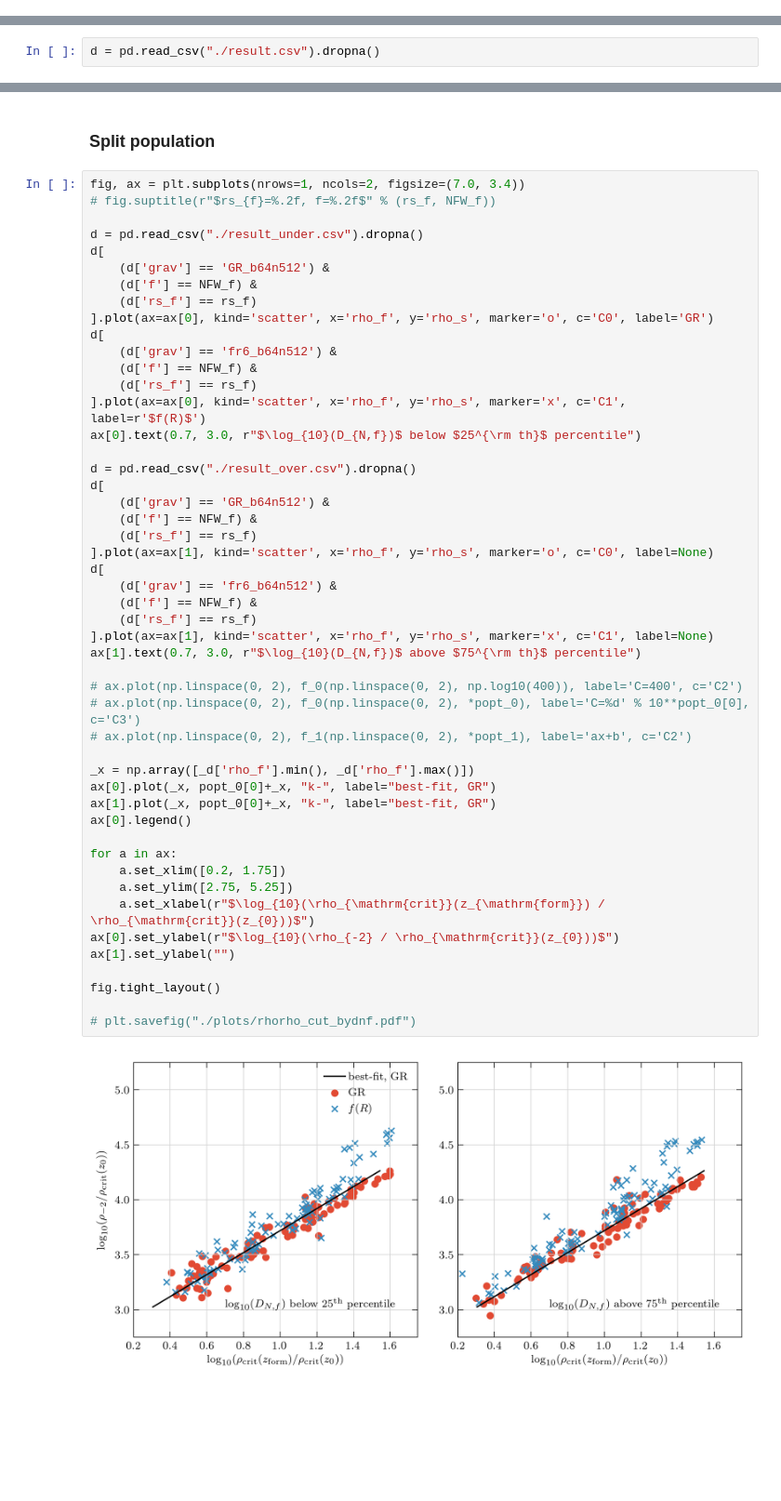
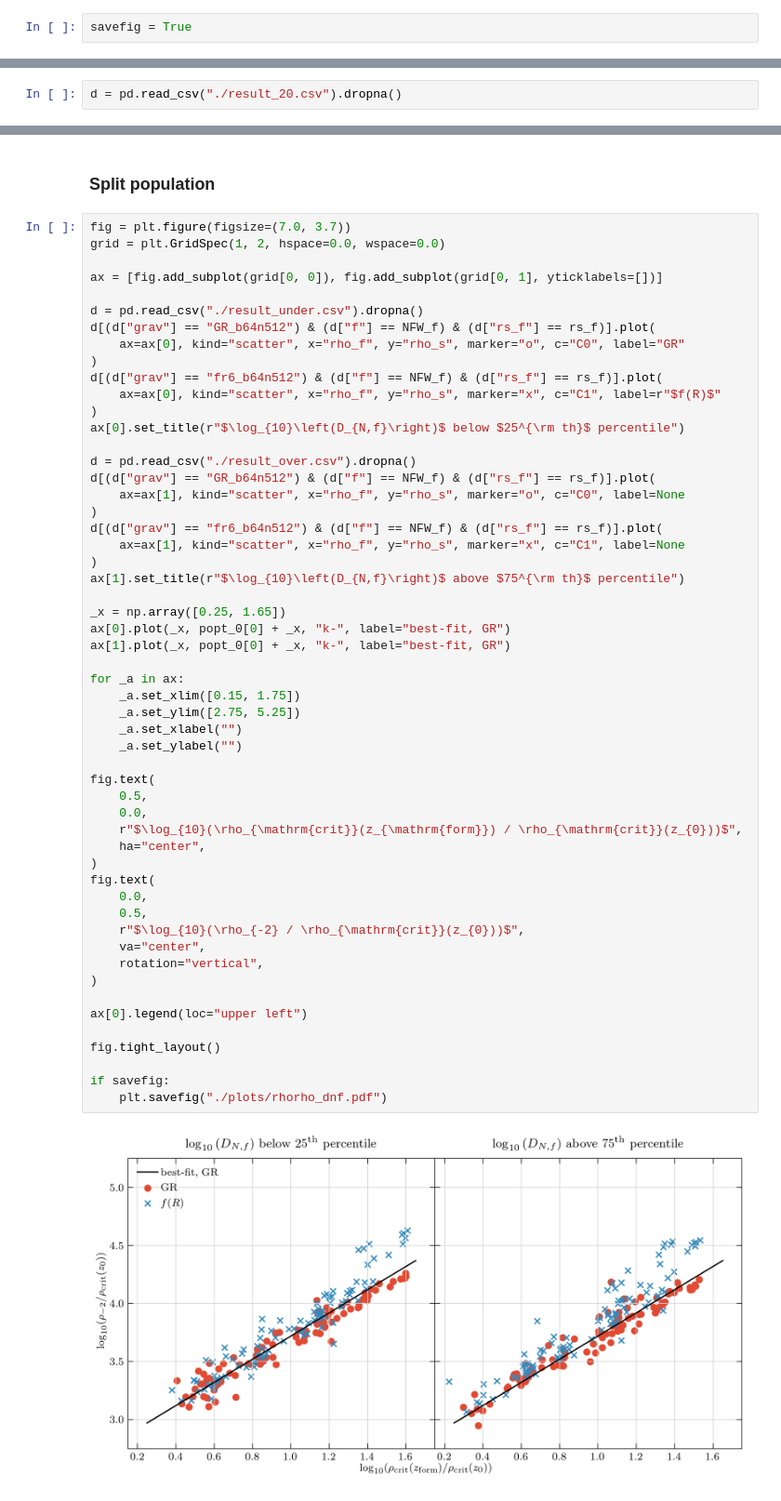
Before and after one commit to oleskiewicz/hbtp, a Jupyter notebook: relation.ipynb, the cells around one changed output, grey strips where cells are left out. Shown: that part at 93% size. Saved outputs shown, nothing was run; the diff lists cells and outputs as text; blank space fills up the shorter version.

```diff
--- a/relation.ipynb
+++ b/relation.ipynb
@@ -11 +11,3 @@ plt.style.use('paper')
+# %%
+savefig = True
 # %%
@@ -13,7 +15,7 @@ grav = 'GR_b64n512'
 NFW_f = 0.02
 rs_f = 1.0
 # %%
-d = pd.read_csv("./result.csv").dropna()
+d = pd.read_csv("./result_20.csv").dropna()
 # %%
 zs = pd.read_csv(
     "./data/redshift_list.txt",
@@ -240,53 +238,58 @@ fig.tight_layout()
 # %% [markdown]
 ### Split population
 # %%
-fig, ax = plt.subplots(nrows=1, ncols=2, figsize=(7.0, 3.4))
-# fig.suptitle(r"$rs_{f}=%.2f, f=%.2f$" % (rs_f, NFW_f))
+fig = plt.figure(figsize=(7.0, 3.7))
+grid = plt.GridSpec(1, 2, hspace=0.0, wspace=0.0)
+
+ax = [fig.add_subplot(grid[0, 0]), fig.add_subplot(grid[0, 1], yticklabels=[])]
 
 d = pd.read_csv("./result_under.csv").dropna()
-d[
-    (d['grav'] == 'GR_b64n512') &
-    (d['f'] == NFW_f) &
-    (d['rs_f'] == rs_f)
-].plot(ax=ax[0], kind='scatter', x='rho_f', y='rho_s', marker='o', c='C0', label='GR')
-d[
-    (d['grav'] == 'fr6_b64n512') &
-    (d['f'] == NFW_f) &
-    (d['rs_f'] == rs_f)
-].plot(ax=ax[0], kind='scatter', x='rho_f', y='rho_s', marker='x', c='C1', label=r'$f(R)$')
-ax[0].text(0.7, 3.0, r"$\log_{10}(D_{N,f})$ below $25^{\rm th}$ percentile")
+d[(d["grav"] == "GR_b64n512") & (d["f"] == NFW_f) & (d["rs_f"] == rs_f)].plot(
+    ax=ax[0], kind="scatter", x="rho_f", y="rho_s", marker="o", c="C0", label="GR"
+)
+d[(d["grav"] == "fr6_b64n512") & (d["f"] == NFW_f) & (d["rs_f"] == rs_f)].plot(
+    ax=ax[0], kind="scatter", x="rho_f", y="rho_s", marker="x", c="C1", label=r"$f(R)$"
+)
+ax[0].set_title(r"$\log_{10}\left(D_{N,f}\right)$ below $25^{\rm th}$ percentile")
 
 d = pd.read_csv("./result_over.csv").dropna()
-d[
-    (d['grav'] == 'GR_b64n512') &
-    (d['f'] == NFW_f) &
-    (d['rs_f'] == rs_f)
-].plot(ax=ax[1], kind='scatter', x='rho_f', y='rho_s', marker='o', c='C0', label=None)
-d[
-    (d['grav'] == 'fr6_b64n512') &
-    (d['f'] == NFW_f) &
-    (d['rs_f'] == rs_f)
-].plot(ax=ax[1], kind='scatter', x='rho_f', y='rho_s', marker='x', c='C1', label=None)
-ax[1].text(0.7, 3.0, r"$\log_{10}(D_{N,f})$ above $75^{\rm th}$ percentile")
+d[(d["grav"] == "GR_b64n512") & (d["f"] == NFW_f) & (d["rs_f"] == rs_f)].plot(
+    ax=ax[1], kind="scatter", x="rho_f", y="rho_s", marker="o", c="C0", label=None
+)
+d[(d["grav"] == "fr6_b64n512") & (d["f"] == NFW_f) & (d["rs_f"] == rs_f)].plot(
+    ax=ax[1], kind="scatter", x="rho_f", y="rho_s", marker="x", c="C1", label=None
+)
+ax[1].set_title(r"$\log_{10}\left(D_{N,f}\right)$ above $75^{\rm th}$ percentile")
 
-# ax.plot(np.linspace(0, 2), f_0(np.linspace(0, 2), np.log10(400)), label='C=400', c='C2')
-# ax.plot(np.linspace(0, 2), f_0(np.linspace(0, 2), *popt_0), label='C=%d' % 10**popt_0[0], c='C3')
-# ax.plot(np.linspace(0, 2), f_1(np.linspace(0, 2), *popt_1), label='ax+b', c='C2')
+_x = np.array([0.25, 1.65])
+ax[0].plot(_x, popt_0[0] + _x, "k-", label="best-fit, GR")
+ax[1].plot(_x, popt_0[0] + _x, "k-", label="best-fit, GR")
 
-_x = np.array([_d['rho_f'].min(), _d['rho_f'].max()])
-ax[0].plot(_x, popt_0[0]+_x, "k-", label="best-fit, GR")
-ax[1].plot(_x, popt_0[0]+_x, "k-", label="best-fit, GR")
-ax[0].legend()
+for _a in ax:
+    _a.set_xlim([0.15, 1.75])
+    _a.set_ylim([2.75, 5.25])
+    _a.set_xlabel("")
+    _a.set_ylabel("")
 
-for a in ax:
-    a.set_xlim([0.2, 1.75])
-    a.set_ylim([2.75, 5.25])
-    a.set_xlabel(r"$\log_{10}(\rho_{\mathrm{crit}}(z_{\mathrm{form}}) / \rho_{\mathrm{crit}}(z_{0}))$")
-ax[0].set_ylabel(r"$\log_{10}(\rho_{-2} / \rho_{\mathrm{crit}}(z_{0}))$")
-ax[1].set_ylabel("")
+fig.text(
+    0.5,
+    0.0,
+    r"$\log_{10}(\rho_{\mathrm{crit}}(z_{\mathrm{form}}) / \rho_{\mathrm{crit}}(z_{0}))$",
+    ha="center",
+)
+fig.text(
+    0.0,
+    0.5,
+    r"$\log_{10}(\rho_{-2} / \rho_{\mathrm{crit}}(z_{0}))$",
+    va="center",
+    rotation="vertical",
+)
+
+ax[0].legend(loc="upper left")
 
 fig.tight_layout()
 
-# plt.savefig("./plots/rhorho_cut_bydnf.pdf")
+if savefig:
+    plt.savefig("./plots/rhorho_dnf.pdf")
 # %% [output]
-[figure, old version]
+[figure, new version]
```
Also changed, not shown: parts of 15 cells of this notebook, 2 other files.
